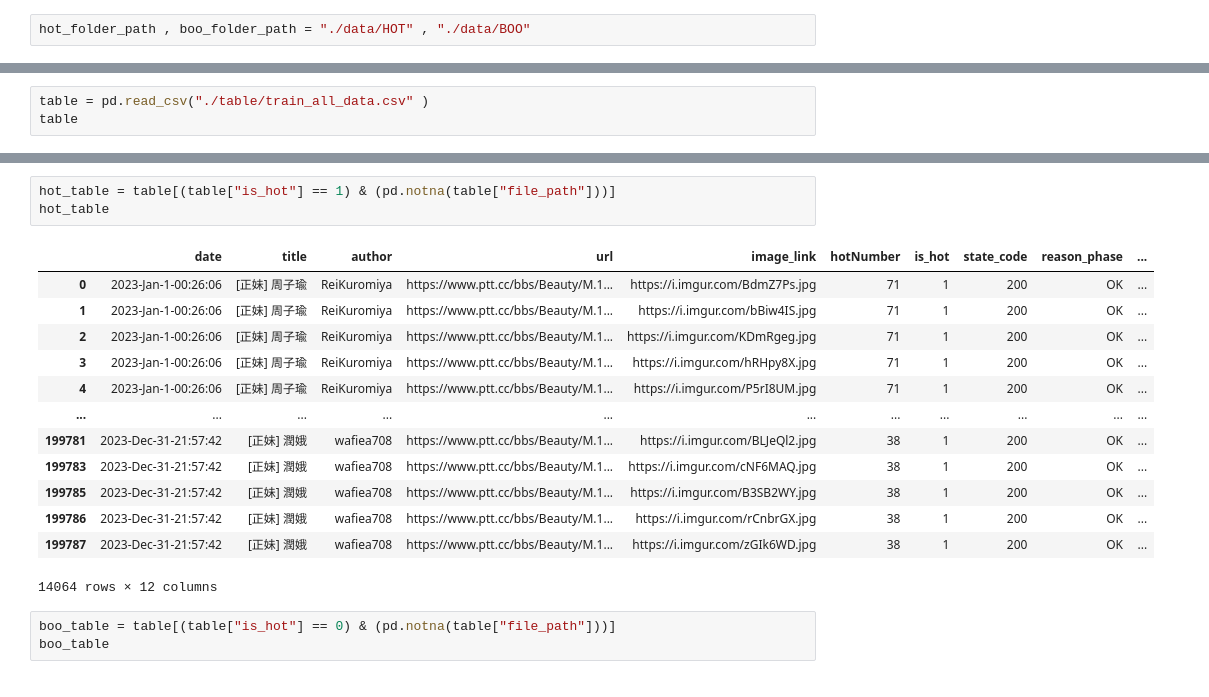
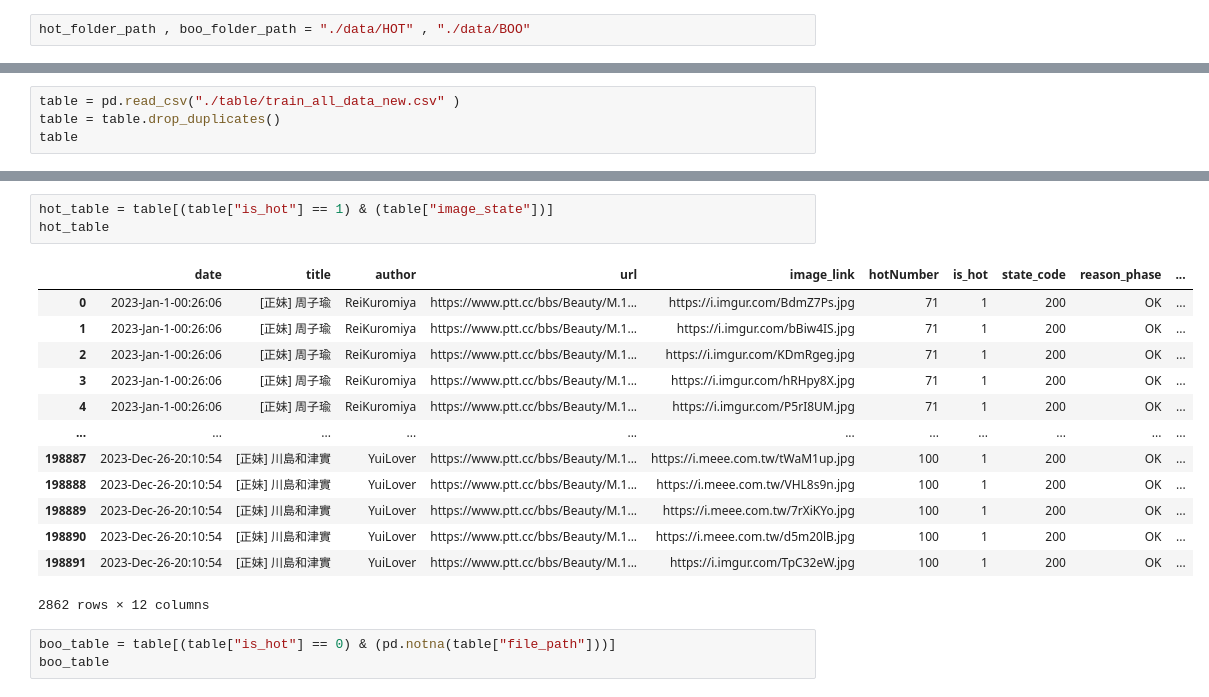
Before and after one commit to KeithLin724/NYCU-Data-Science-2024, a Jupyter notebook: HW1/Part2/check_data_set.ipynb, the cells around one changed output, grey strips where cells are left out. Cells and saved outputs as stored; diff of their text form.

Commit message:
check data set

```diff
--- a/HW1/Part2/check_data_set.ipynb
+++ b/HW1/Part2/check_data_set.ipynb
@@ -22,5 +24,6 @@ hot folder size: 11140 , boo folder size: 44091
 # %%
-table = pd.read_csv("./table/train_all_data.csv" )
+table = pd.read_csv("./table/train_all_data_new.csv" )
+table = table.drop_duplicates()
 table
 # %% [output]
 |  | date | title | author | url | image_link | hotNumber | is_hot | state_code | reason_phase | ... |
@@ -39,20 +49,20 @@ table
 # %%
-hot_table = table[(table["is_hot"] == 1) & (pd.notna(table["file_path"]))]
+hot_table = table[(table["is_hot"] == 1) & (table["image_state"])]
 hot_table
 # %% [output]
 |  | date | title | author | url | image_link | hotNumber | is_hot | state_code | reason_phase | ... |
 | 0 | 2023-Jan-1-00:26:06 | [正妹] 周子瑜 | ReiKuromiya | https://www.ptt.cc/bbs/Beauty/M.1... | https://i.imgur.com/BdmZ7Ps.jpg | 71 | 1 | 200 | OK | ... |
 | 1 | 2023-Jan-1-00:26:06 | [正妹] 周子瑜 | ReiKuromiya | https://www.ptt.cc/bbs/Beauty/M.1... | https://i.imgur.com/bBiw4IS.jpg | 71 | 1 | 200 | OK | ... |
 | 2 | 2023-Jan-1-00:26:06 | [正妹] 周子瑜 | ReiKuromiya | https://www.ptt.cc/bbs/Beauty/M.1... | https://i.imgur.com/KDmRgeg.jpg | 71 | 1 | 200 | OK | ... |
 | 3 | 2023-Jan-1-00:26:06 | [正妹] 周子瑜 | ReiKuromiya | https://www.ptt.cc/bbs/Beauty/M.1... | https://i.imgur.com/hRHpy8X.jpg | 71 | 1 | 200 | OK | ... |
 | 4 | 2023-Jan-1-00:26:06 | [正妹] 周子瑜 | ReiKuromiya | https://www.ptt.cc/bbs/Beauty/M.1... | https://i.imgur.com/P5rI8UM.jpg | 71 | 1 | 200 | OK | ... |
 | ... | ... | ... | ... | ... | ... | ... | ... | ... | ... | ... |
-| 199781 | 2023-Dec-31-21:57:42 | [正妹] 潤娥 | wafiea708 | https://www.ptt.cc/bbs/Beauty/M.1... | https://i.imgur.com/BLJeQl2.jpg | 38 | 1 | 200 | OK | ... |
-| 199783 | 2023-Dec-31-21:57:42 | [正妹] 潤娥 | wafiea708 | https://www.ptt.cc/bbs/Beauty/M.1... | https://i.imgur.com/cNF6MAQ.jpg | 38 | 1 | 200 | OK | ... |
-| 199785 | 2023-Dec-31-21:57:42 | [正妹] 潤娥 | wafiea708 | https://www.ptt.cc/bbs/Beauty/M.1... | https://i.imgur.com/B3SB2WY.jpg | 38 | 1 | 200 | OK | ... |
-| 199786 | 2023-Dec-31-21:57:42 | [正妹] 潤娥 | wafiea708 | https://www.ptt.cc/bbs/Beauty/M.1... | https://i.imgur.com/rCnbrGX.jpg | 38 | 1 | 200 | OK | ... |
-| 199787 | 2023-Dec-31-21:57:42 | [正妹] 潤娥 | wafiea708 | https://www.ptt.cc/bbs/Beauty/M.1... | https://i.imgur.com/zGIk6WD.jpg | 38 | 1 | 200 | OK | ... |
+| 198887 | 2023-Dec-26-20:10:54 | [正妹] 川島和津實 | YuiLover | https://www.ptt.cc/bbs/Beauty/M.1... | https://i.meee.com.tw/tWaM1up.jpg | 100 | 1 | 200 | OK | ... |
+| 198888 | 2023-Dec-26-20:10:54 | [正妹] 川島和津實 | YuiLover | https://www.ptt.cc/bbs/Beauty/M.1... | https://i.meee.com.tw/VHL8s9n.jpg | 100 | 1 | 200 | OK | ... |
+| 198889 | 2023-Dec-26-20:10:54 | [正妹] 川島和津實 | YuiLover | https://www.ptt.cc/bbs/Beauty/M.1... | https://i.meee.com.tw/7rXiKYo.jpg | 100 | 1 | 200 | OK | ... |
+| 198890 | 2023-Dec-26-20:10:54 | [正妹] 川島和津實 | YuiLover | https://www.ptt.cc/bbs/Beauty/M.1... | https://i.meee.com.tw/d5m20lB.jpg | 100 | 1 | 200 | OK | ... |
+| 198891 | 2023-Dec-26-20:10:54 | [正妹] 川島和津實 | YuiLover | https://www.ptt.cc/bbs/Beauty/M.1... | https://i.imgur.com/TpC32eW.jpg | 100 | 1 | 200 | OK | ... |
-14064 rows × 12 columns
+2862 rows × 12 columns
 # %%
 boo_table = table[(table["is_hot"] == 0) & (pd.notna(table["file_path"]))]
 boo_table
```
Also changed, not shown: parts of 13 cells of this notebook, 3 other files.
